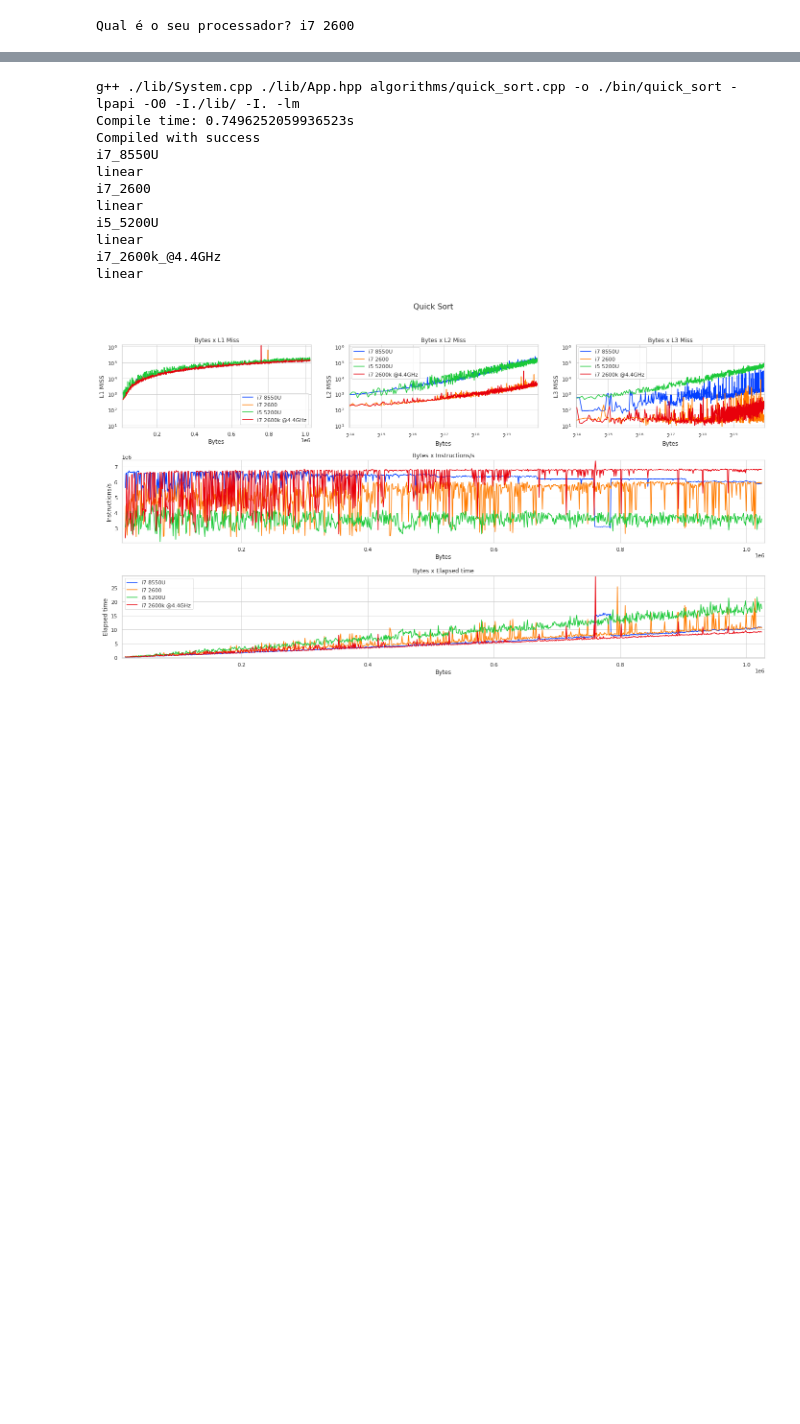
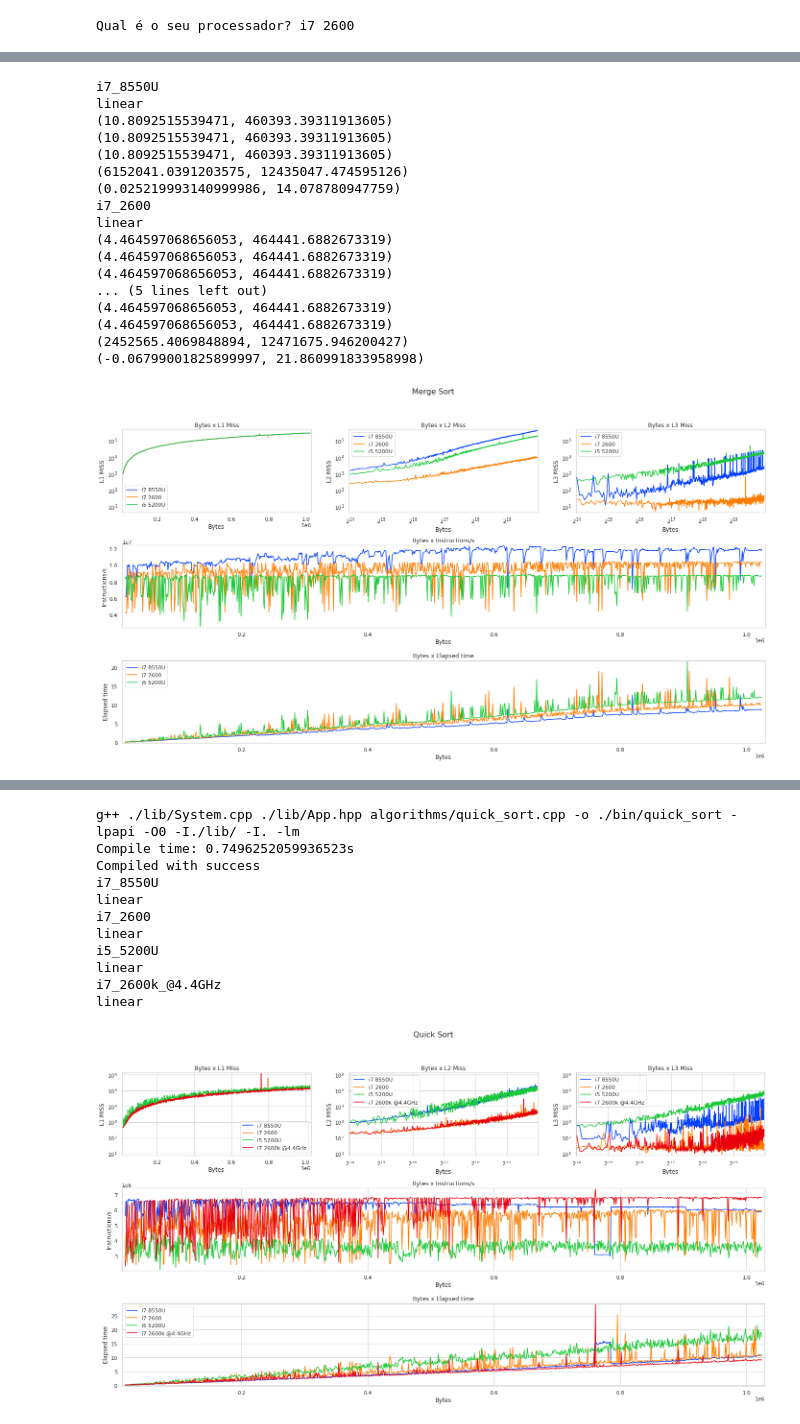
Before and after one commit to FerroEduardo/algorithms-comparison, a Jupyter notebook: program.ipynb, the cells around one changed output, grey strips where cells are left out. Drawn from its saved outputs; the diff is of its cells as text; code cells hidden in the pictures; blank space fills up the shorter version.

```diff
--- a/program.ipynb
+++ b/program.ipynb
@@ -14,9 +14,9 @@ import matplotlib.pyplot as plt
 import matplotlib
 import numpy as np
 # %%
-sns.set()
-sns.set_theme(style="whitegrid")
-sns.set_palette("bright")
+# sns.set()
+# sns.set_theme(style="whitegrid")
+# sns.set_palette("bright")
 
 from IPython.core.display import display, HTML
 display(HTML("<style>.container { width:90% !important; }</style>"))
@@ -333,6 +337,25 @@ enableKernelEvents()
 /proc/sys/kernel/perf_event_paranoid -> 0
 Success
 # %%
-# filename = 'merge_sort.cpp'
-# plotData(filename[:-4])
+filename = 'merge_sort.cpp'
+plotData(filename[:-4])
+# %% [output]
+i7_8550U
+linear
+(10.8092515539471, 460393.39311913605)
+(10.8092515539471, 460393.39311913605)
+(10.8092515539471, 460393.39311913605)
+(6152041.0391203575, 12435047.474595126)
+(0.025219993140999986, 14.078780947759)
+i7_2600
+linear
+(4.464597068656053, 464441.6882673319)
+(4.464597068656053, 464441.6882673319)
+(4.464597068656053, 464441.6882673319)
+... (5 lines left out)
+(4.464597068656053, 464441.6882673319)
+(4.464597068656053, 464441.6882673319)
+(2452565.4069848894, 12471675.946200427)
+(-0.06799001825899997, 21.860991833958998)
+[figure, added]
 # %%
```
Also changed, not shown: parts of 4 cells of this notebook.
